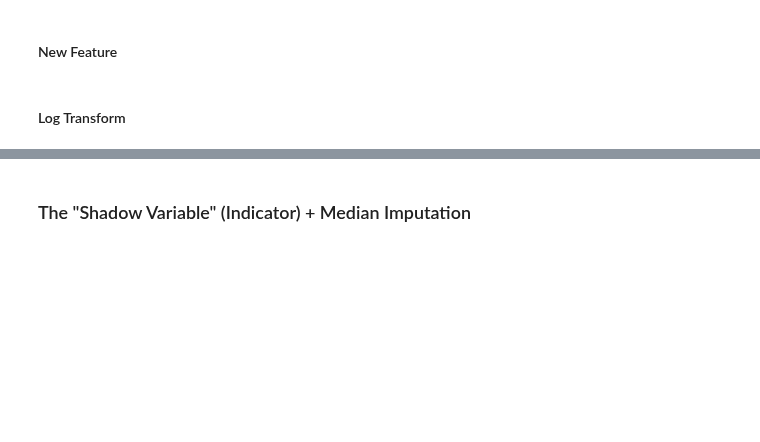
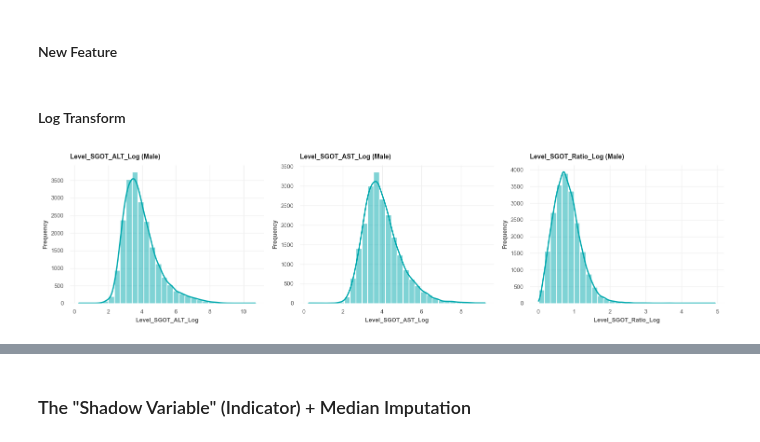
Before and after one commit to SirErikPak/UNOS_GenderStratification, a Jupyter notebook: notebook/C_WrangleExploratoryDonor.ipynb, the cells around one changed output, grey strips where cells are left out. Saved outputs shown, nothing was run; the diff lists cells and outputs as text; code cells hidden in the pictures; blank space fills up the shorter version.

```diff
--- a/notebook/C_WrangleExploratoryDonor.ipynb
+++ b/notebook/C_WrangleExploratoryDonor.ipynb
@@ -995,24 +1012,29 @@ In a small sample of females, the direction and magnitude of the effect were con
 #### New Feature
 # %%
 # New Feature: AST/ALT
-df_m['AST_ALT_Ratio'] =  df_m.Level_SGOT_AST_DON / df_m.Level_SGOT_ALT_DON
-df_f['AST_ALT_Ratio'] =  df_f.Level_SGOT_AST_DON / df_f.Level_SGOT_ALT_DON
+df_m['Level_SGOT_Ratio'] =  df_m.Level_SGOT_AST_DON / df_m.Level_SGOT_ALT_DON
+df_f['Level_SGOT_Ratio'] =  df_f.Level_SGOT_AST_DON / df_f.Level_SGOT_ALT_DON
 # %% [markdown]
 #### Log Transform
 # %%
 # Log Transform
 df_m['Level_SGOT_ALT_Log'] = np.log1p(df_m.Level_SGOT_ALT_DON)
 df_m['Level_SGOT_AST_Log'] = np.log1p(df_m.Level_SGOT_AST_DON)
-df_m['AST_ALT_Ratio_Log'] = np.log1p(df_m.AST_ALT_Ratio)
+df_m['Level_SGOT_Ratio_Log'] = np.log1p(df_m.Level_SGOT_Ratio)
 # female
 df_f['Level_SGOT_ALT_Log'] = np.log1p(df_f.Level_SGOT_ALT_DON)
 df_f['Level_SGOT_AST_Log'] = np.log1p(df_f.Level_SGOT_AST_DON)
-df_f['AST_ALT_Ratio_Log'] = np.log1p(df_f.AST_ALT_Ratio)
+df_f['Level_SGOT_Ratio_Log'] = np.log1p(df_f.Level_SGOT_Ratio)
 
 # remove
-remove_cols = ['Level_SGOT_ALT_DON','Level_SGOT_AST_DON','AST_ALT_Ratio']
+remove_cols = ['Level_SGOT_ALT_DON','Level_SGOT_AST_DON','Level_SGOT_Ratio']
 df_m = df_m.drop(columns=remove_cols)
 df_f = df_f.drop(columns=remove_cols)
 # %%
-plot_histogram(df_m, 'Level_SGOT_ALT_Log', txt='Male: Level SGOT ALT Log', bins=30)
+# new columns
+cols = ['Level_SGOT_ALT_Log', 'Level_SGOT_AST_Log', 'Level_SGOT_Ratio_Log']
+# Plots
+plot.plot_histogram(df_m, cols, txt='(Male)', bins=30)
+# %% [output]
+[figure, added]
 # %%
```
Also changed, not shown: parts of 78 cells of this notebook, 5 other files.
